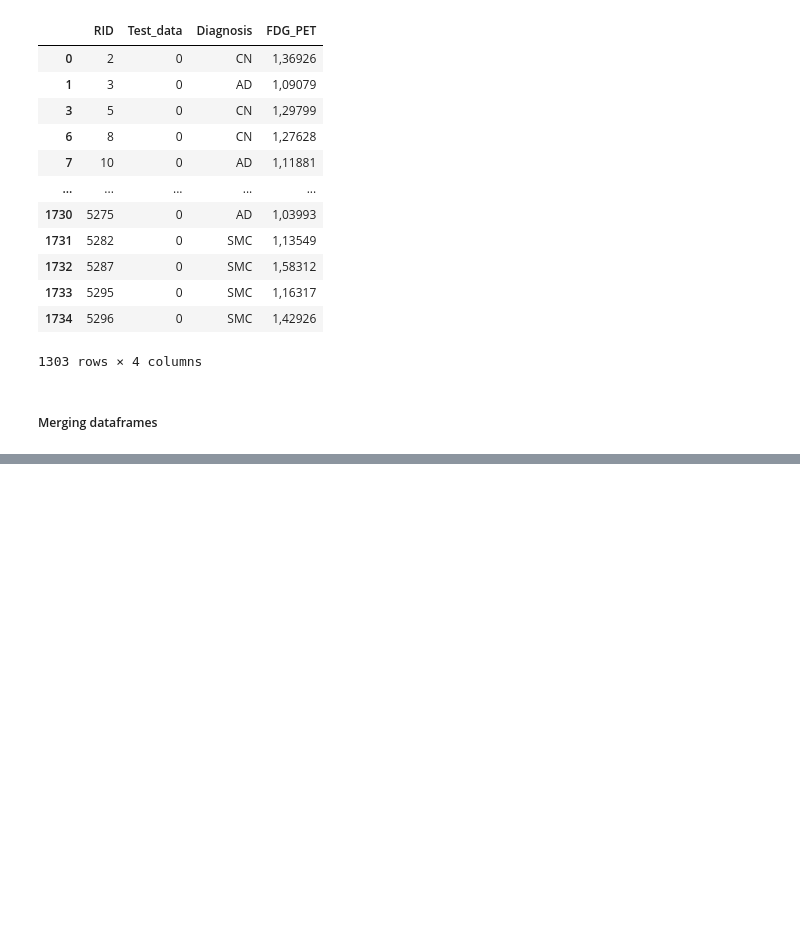
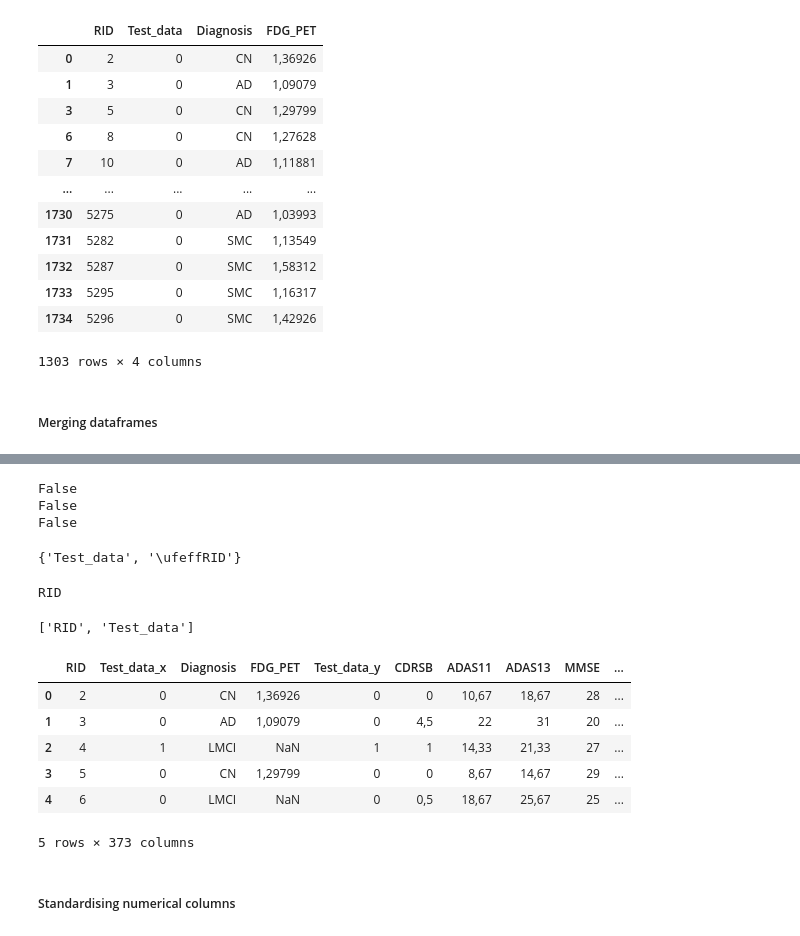
Before and after one commit to imgabrielas/Alzheimer-Detection, a Jupyter notebook: alzheimer_detection.ipynb, the cells around one changed output, grey strips where cells are left out. Drawn from its saved outputs; the diff is of its cells as text; code cells hidden in the pictures; blank space fills up the shorter version.

```diff
--- a/alzheimer_detection.ipynb
+++ b/alzheimer_detection.ipynb
@@ -219,0 +223,16 @@ print(data.columns.tolist())
+# %%
+print(diagnosis["Test_data"].is_unique)
+print(cognitive["Test_data"].is_unique)
+print(data["Test_data"].is_unique)
+# %% [output]
+False
+False
+False
+# %%
+set(diagnosis.columns) & set(cognitive.columns) & set(data.columns)
+# %% [output]
+{'Test_data', '\ufeffRID'}
+# %%
+print(diagnosis.columns[0])
+# %% [output]
+﻿RID
@@ -220 +243,22 @@ print(data.columns.tolist())
+# %%
+sorted(set(diagnosis.columns)
+       & set(cognitive.columns)
+       & set(data.columns))
+# %% [output]
+['RID', 'Test_data']
+# %%
+merged = pd.merge(diagnosis, cognitive, on="RID", how="inner")
+df = pd.merge(merged, data, on="RID", how="inner")
+
+df.head()
+# %% [output]
+|  | RID | Test_data_x | Diagnosis | FDG_PET | Test_data_y | CDRSB | ADAS11 | ADAS13 | MMSE | ... |
+| 0 | 2 | 0 | CN | 1,36926 | 0 | 0 | 10,67 | 18,67 | 28 | ... |
+| 1 | 3 | 0 | AD | 1,09079 | 0 | 4,5 | 22 | 31 | 20 | ... |
+| 2 | 4 | 1 | LMCI | NaN | 1 | 1 | 14,33 | 21,33 | 27 | ... |
+| 3 | 5 | 0 | CN | 1,29799 | 0 | 0 | 8,67 | 14,67 | 29 | ... |
+| 4 | 6 | 0 | LMCI | NaN | 0 | 0,5 | 18,67 | 25,67 | 25 | ... |
+5 rows × 373 columns
+# %% [markdown]
+##### Standardising numerical columns
 # %%
```
Also changed, not shown: parts of 21 cells of this notebook, 1 other file.
